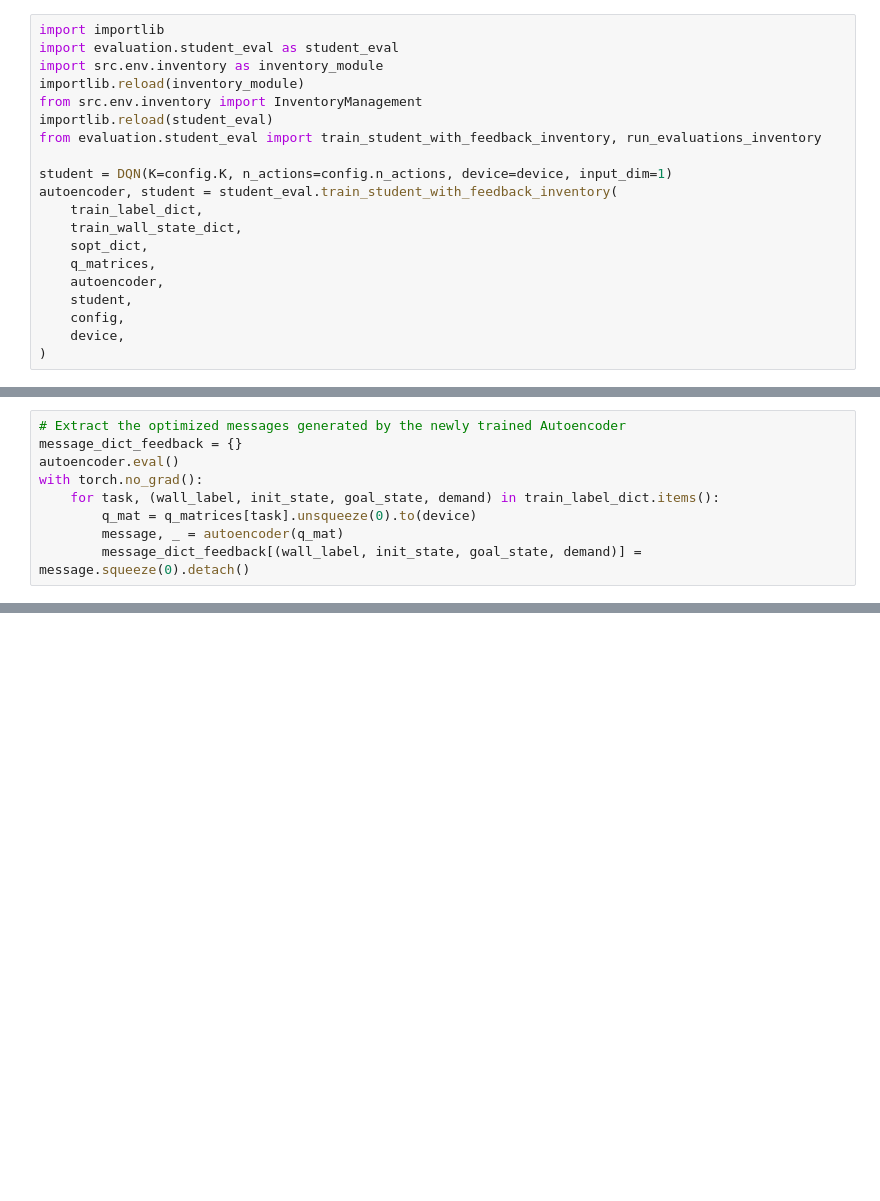
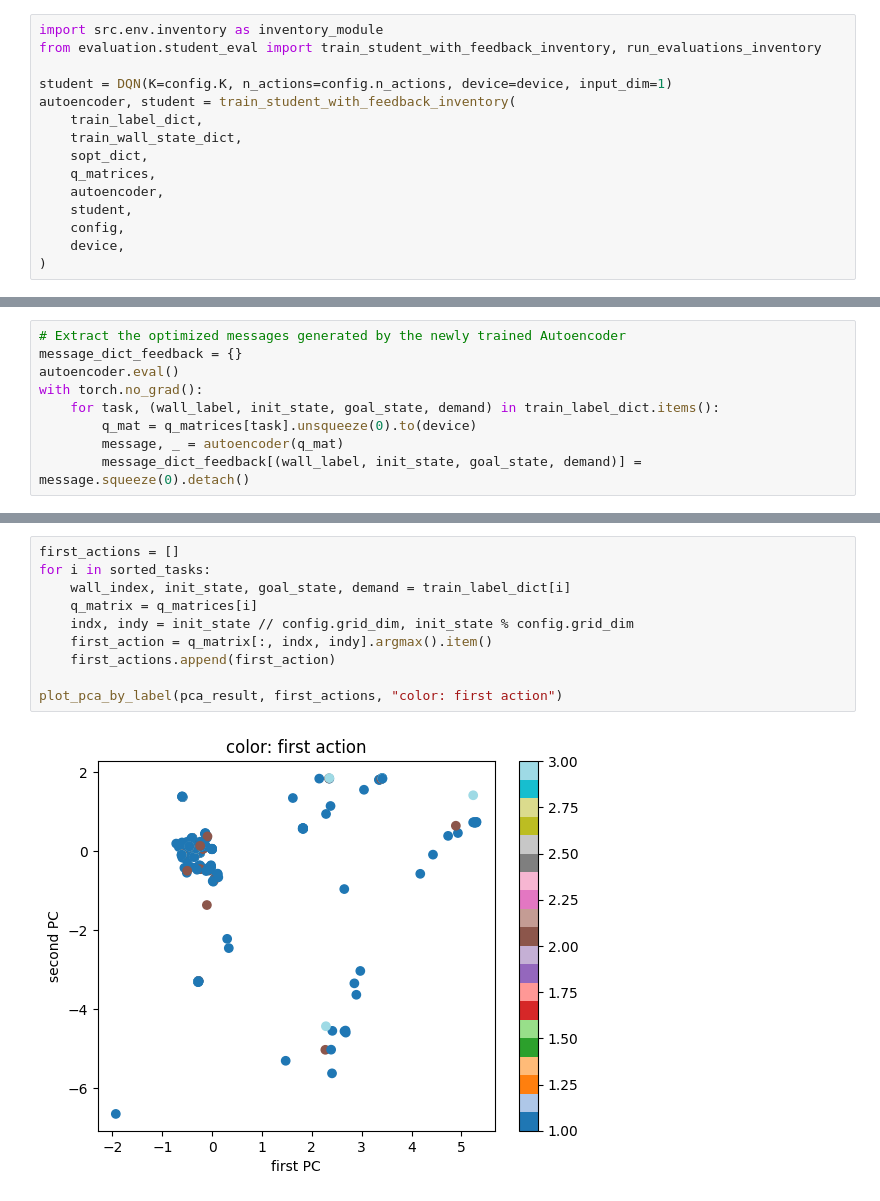
Before and after one commit to keverage-guan/cos435_final_project, a Jupyter notebook: language_emergence/src/models/inventory_sae_test.ipynb, the cells around one changed output, grey strips where cells are left out. Saved outputs shown, nothing was run; the diff lists cells and outputs as text; blank space fills up the shorter version.

Commit message:
working inventory pipeline

```diff
--- a/language_emergence/src/models/inventory_sae_test.ipynb
+++ b/language_emergence/src/models/inventory_sae_test.ipynb
@@ -65,16 +65,11 @@ _, _, _, all_messages, message_dict = testSAE_inventory(
     autoencoder, dataset, batch_size, gamma_sparse, device
 )
 # %%
-import importlib
-import evaluation.student_eval as student_eval
 import src.env.inventory as inventory_module
-importlib.reload(inventory_module)
-from src.env.inventory import InventoryManagement
-importlib.reload(student_eval)
 from evaluation.student_eval import train_student_with_feedback_inventory, run_evaluations_inventory
 
 student = DQN(K=config.K, n_actions=config.n_actions, device=device, input_dim=1)
-autoencoder, student = student_eval.train_student_with_feedback_inventory(
+autoencoder, student = train_student_with_feedback_inventory(
     train_label_dict,
     train_wall_state_dict,
     sopt_dict,
@@ -122,0 +124,12 @@ plot_pca_by_label(pca_result, demand_labels, "color: demand")
+# %%
+first_actions = []
+for i in sorted_tasks:
+    wall_index, init_state, goal_state, demand = train_label_dict[i]
+    q_matrix = q_matrices[i]
+    indx, indy = init_state // config.grid_dim, init_state % config.grid_dim
+    first_action = q_matrix[:, indx, indy].argmax().item()
+    first_actions.append(first_action)
+
+plot_pca_by_label(pca_result, first_actions, "color: first action")
+# %% [output]
+[figure, added]
```
Also changed, not shown: parts of 3 cells of this notebook.
